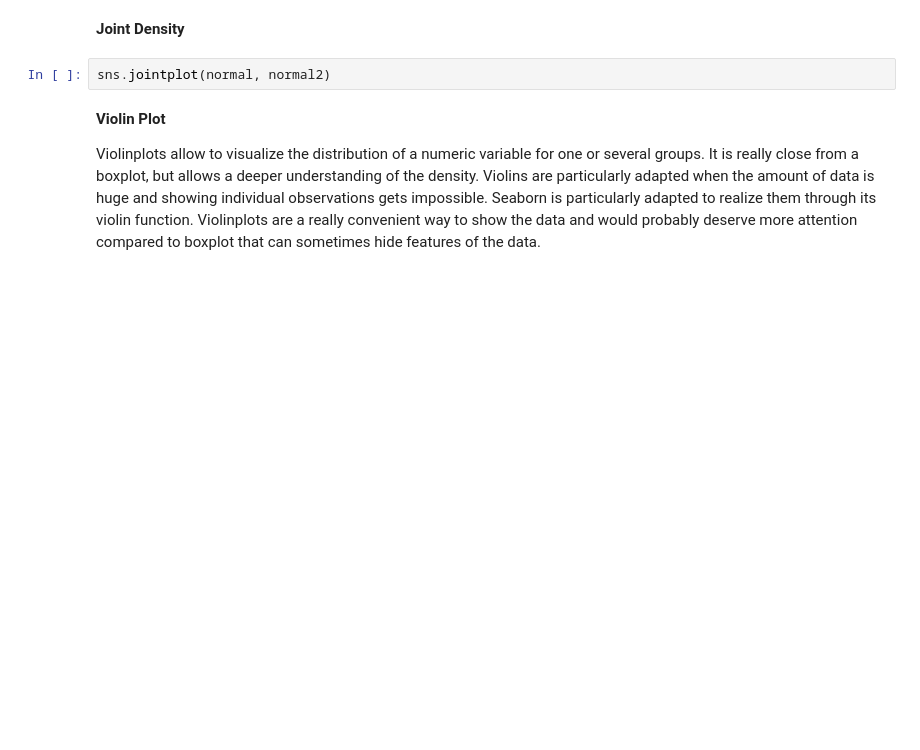
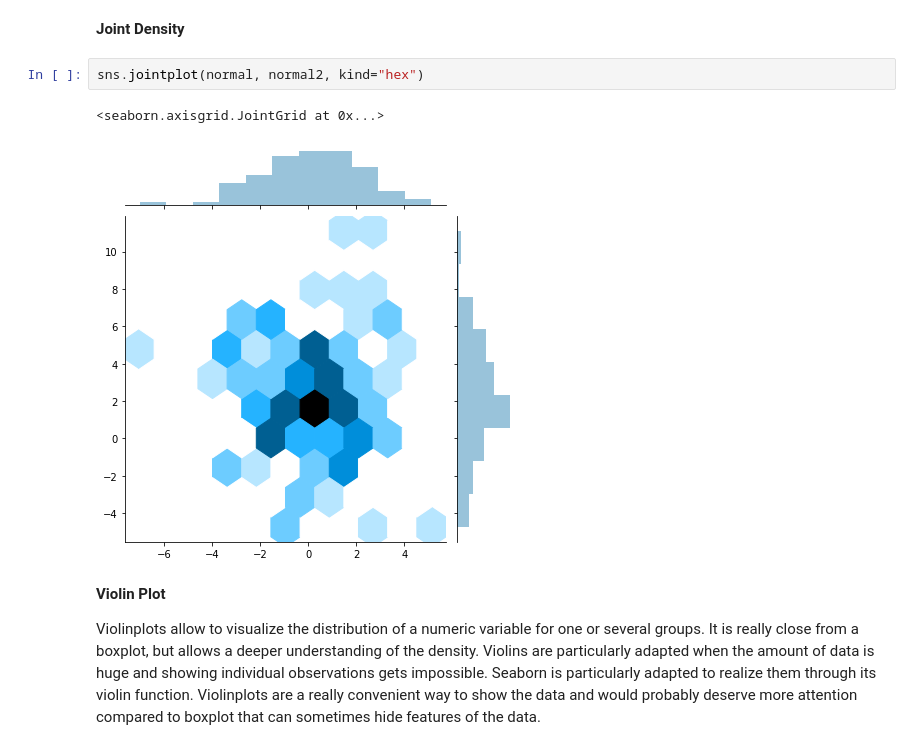
Before and after one commit to MaastrichtU-Library/data-science-bootcamp, a Jupyter notebook: notebooks/4 - Exploratory Analysis and Visualization.ipynb, the cells around one changed output. Saved outputs shown, nothing was run; the diff lists cells and outputs as text; blank space fills up the shorter version.

```diff
--- a/notebooks/4 - Exploratory Analysis and Visualization.ipynb
+++ b/notebooks/4 - Exploratory Analysis and Visualization.ipynb
@@ -73,7 +153,10 @@ sns.kdeplot(normal2, color='b', shade=True)
 # %% [markdown]
 **Joint Density**
 # %%
-sns.jointplot(normal, normal2)
+sns.jointplot(normal, normal2, kind="hex")
+# %% [output]
+<seaborn.axisgrid.JointGrid at 0x...>
+[figure, added]
 # %% [markdown]
 **Violin Plot**
 
```
Also changed, not shown: parts of 53 cells of this notebook, 2 other files.
